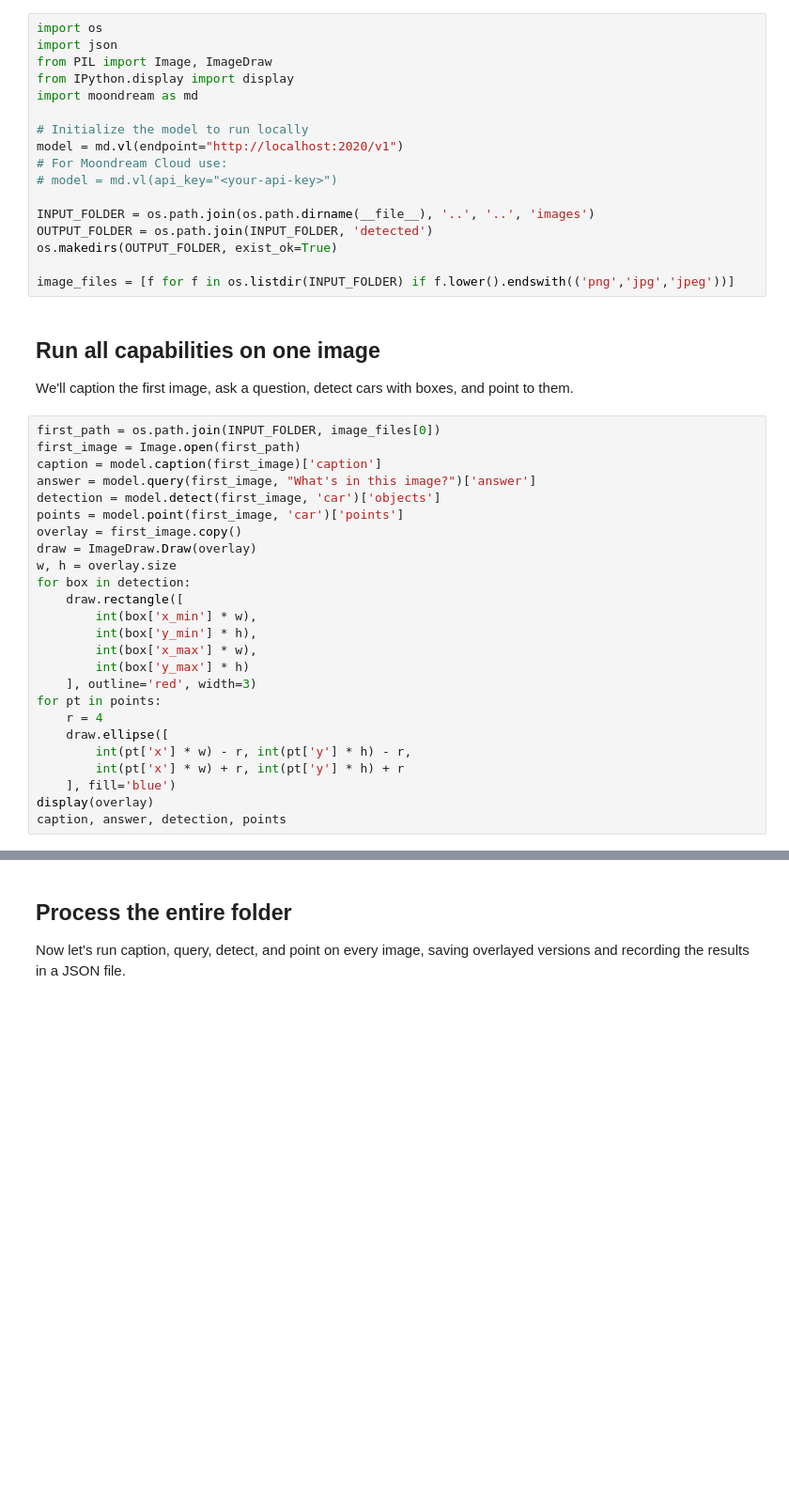
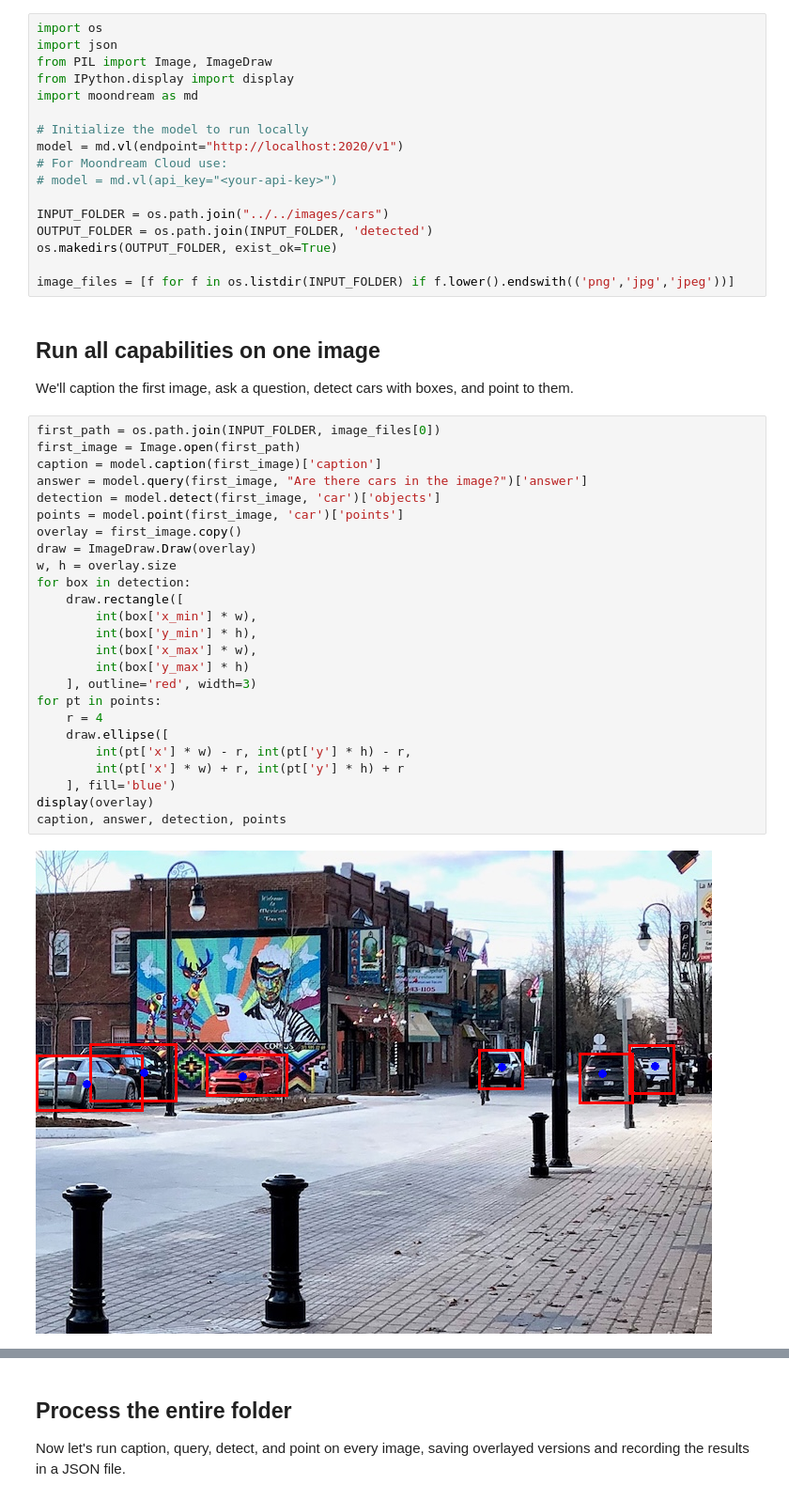
Before and after one commit to m87-labs/moondream-examples, a Jupyter notebook: quickstart/python/detect_cars.ipynb, the cells around one changed output, grey strips where cells are left out. Shown at 94% size. Drawn from its saved outputs; the diff is of its cells as text; blank space fills up the shorter version.

```diff
--- a/quickstart/python/detect_cars.ipynb
+++ b/quickstart/python/detect_cars.ipynb
@@ -16,7 +16,7 @@ model = md.vl(endpoint="http://localhost:2020/v1")
 # For Moondream Cloud use:
 # model = md.vl(api_key="<your-api-key>")
 
-INPUT_FOLDER = os.path.join(os.path.dirname(__file__), '..', '..', 'images')
+INPUT_FOLDER = os.path.join("../../images/cars")
 OUTPUT_FOLDER = os.path.join(INPUT_FOLDER, 'detected')
 os.makedirs(OUTPUT_FOLDER, exist_ok=True)
 
@@ -27,25 +27,27 @@ We'll caption the first image, ask a question, detect cars with boxes, and point
 # %%
 first_path = os.path.join(INPUT_FOLDER, image_files[0])
 first_image = Image.open(first_path)
 caption = model.caption(first_image)['caption']
-answer = model.query(first_image, "What's in this image?")['answer']
+answer = model.query(first_image, "Are there cars in the image?")['answer']
 detection = model.detect(first_image, 'car')['objects']
 points = model.point(first_image, 'car')['points']
 overlay = first_image.copy()
 draw = ImageDraw.Draw(overlay)
 w, h = overlay.size
 for box in detection:
     draw.rectangle([
         int(box['x_min'] * w),
         int(box['y_min'] * h),
         int(box['x_max'] * w),
         int(box['y_max'] * h)
     ], outline='red', width=3)
 for pt in points:
     r = 4
     draw.ellipse([
         int(pt['x'] * w) - r, int(pt['y'] * h) - r,
         int(pt['x'] * w) + r, int(pt['y'] * h) + r
     ], fill='blue')
 display(overlay)
 caption, answer, detection, points
+# %% [output]
+[figure, added]
```
Also changed, not shown: parts of 2 cells of this notebook, 7 other files.
